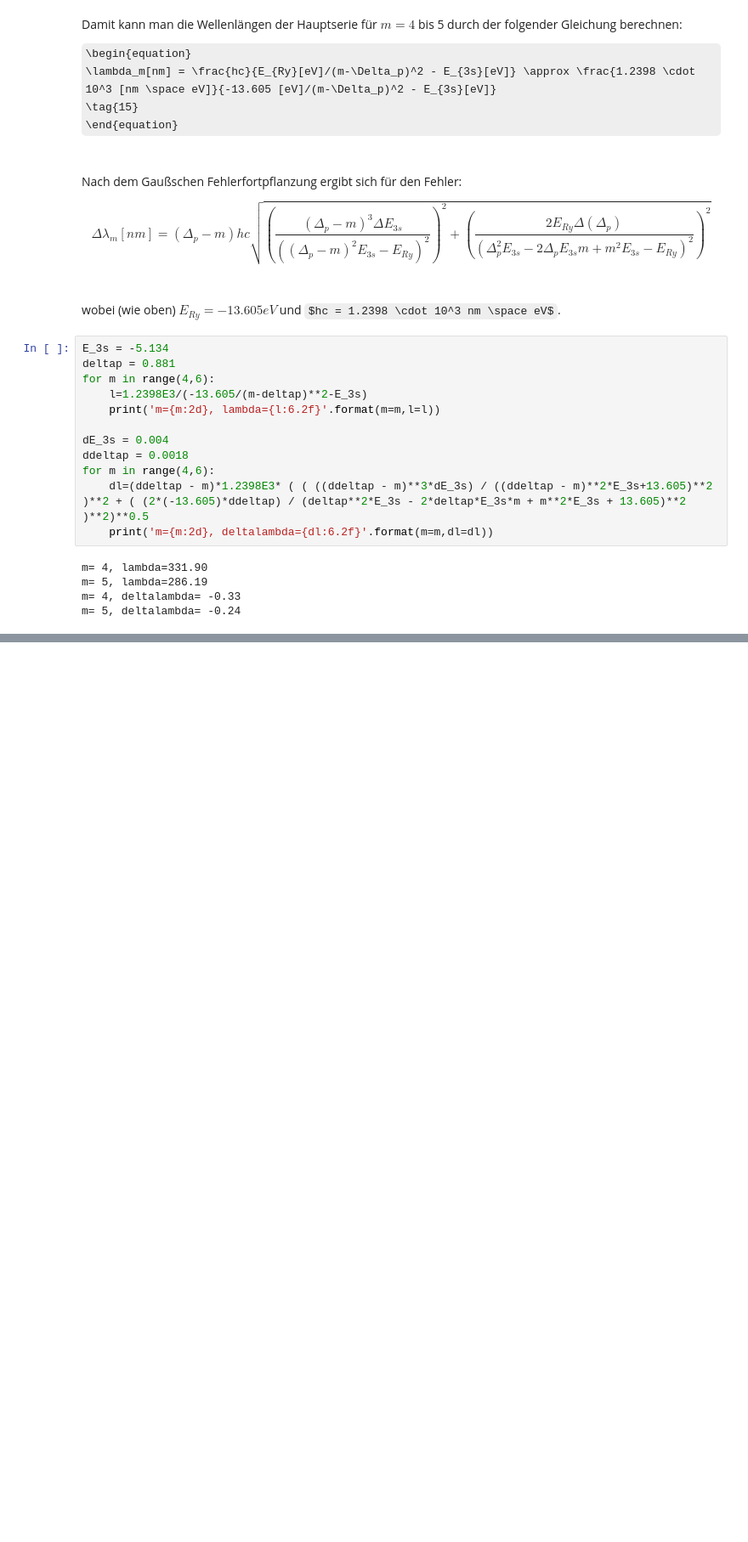
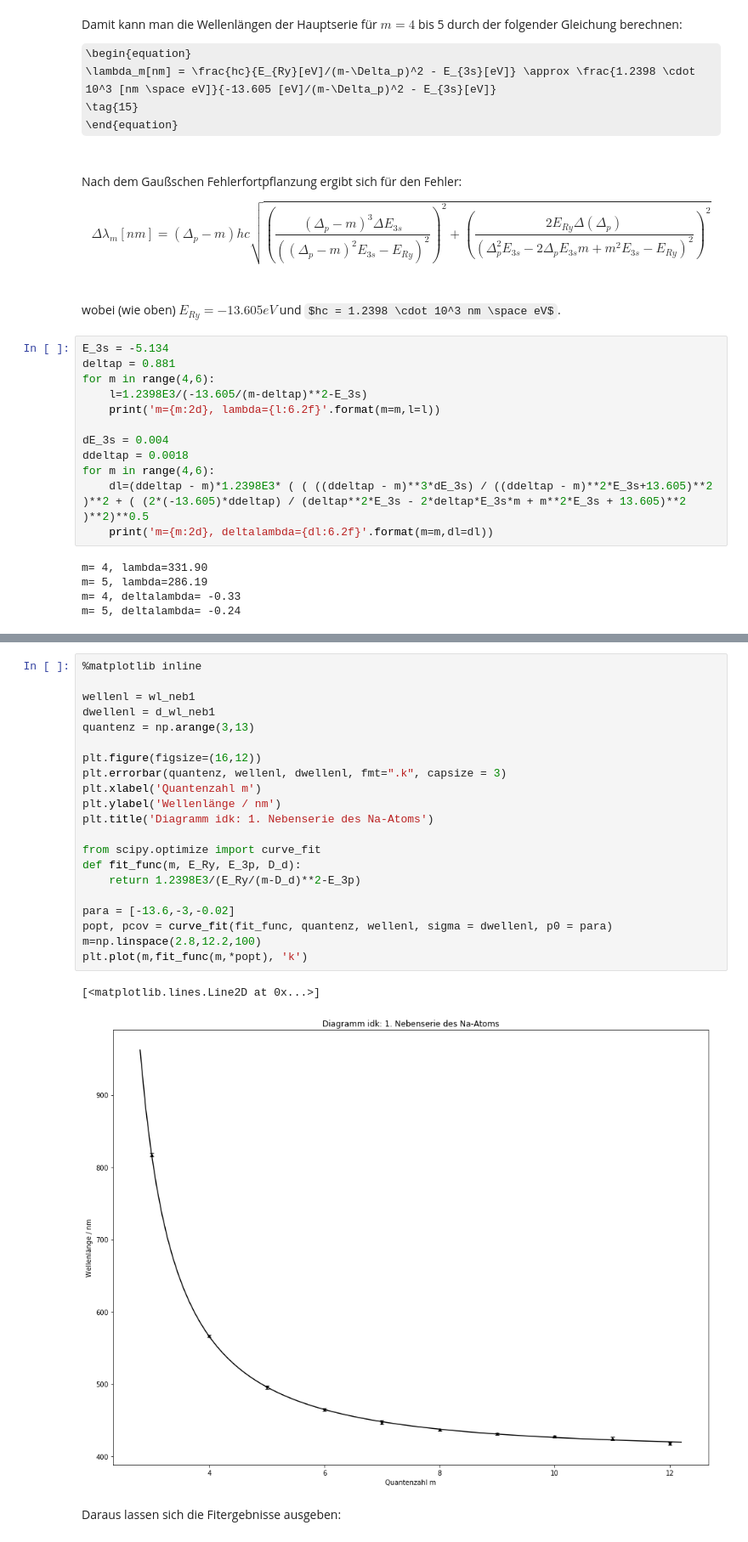
Before and after one commit to Meistermagier/PAP2, a Jupyter notebook: Experiment 234/Experiment_234.ipynb, the cells around one changed output, grey strips where cells are left out. Shown at 85% size. Drawn from its saved outputs; the diff is of its cells as text; some formulas as TeX source; blank space fills up the shorter version.

```diff
--- a/Experiment 234/Experiment_234.ipynb
+++ b/Experiment 234/Experiment_234.ipynb
@@ -470,0 +489,26 @@ Diese Werten werden die Linien des Natriumspektrums, die in der Teilen 3.1 und 3
+# %%
+%matplotlib inline
+
+wellenl = wl_neb1
+dwellenl = d_wl_neb1
+quantenz = np.arange(3,13)
+
+plt.figure(figsize=(16,12))
+plt.errorbar(quantenz, wellenl, dwellenl, fmt=".k", capsize = 3)
+plt.xlabel('Quantenzahl m')
+plt.ylabel('Wellenlänge / nm')
+plt.title('Diagramm idk: 1. Nebenserie des Na-Atoms')
+
+from scipy.optimize import curve_fit
+def fit_func(m, E_Ry, E_3p, D_d):
+    return 1.2398E3/(E_Ry/(m-D_d)**2-E_3p)
+
+para = [-13.6,-3,-0.02]
+popt, pcov = curve_fit(fit_func, quantenz, wellenl, sigma = dwellenl, p0 = para)
+m=np.linspace(2.8,12.2,100)
+plt.plot(m,fit_func(m,*popt), 'k')
+# %% [output]
+[<matplotlib.lines.Line2D at 0x...>]
+[figure, added]
+# %% [markdown]
+Daraus lassen sich die Fitergebnisse ausgeben:
```
Also changed, not shown: parts of 27 cells of this notebook.
